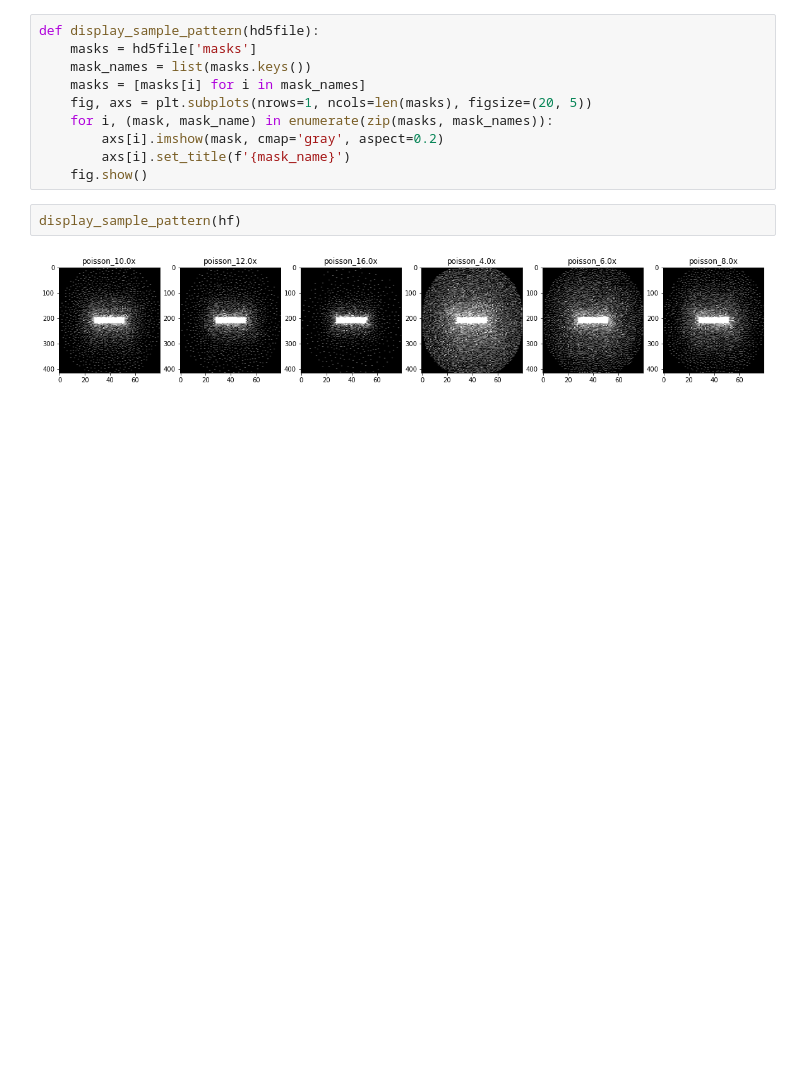
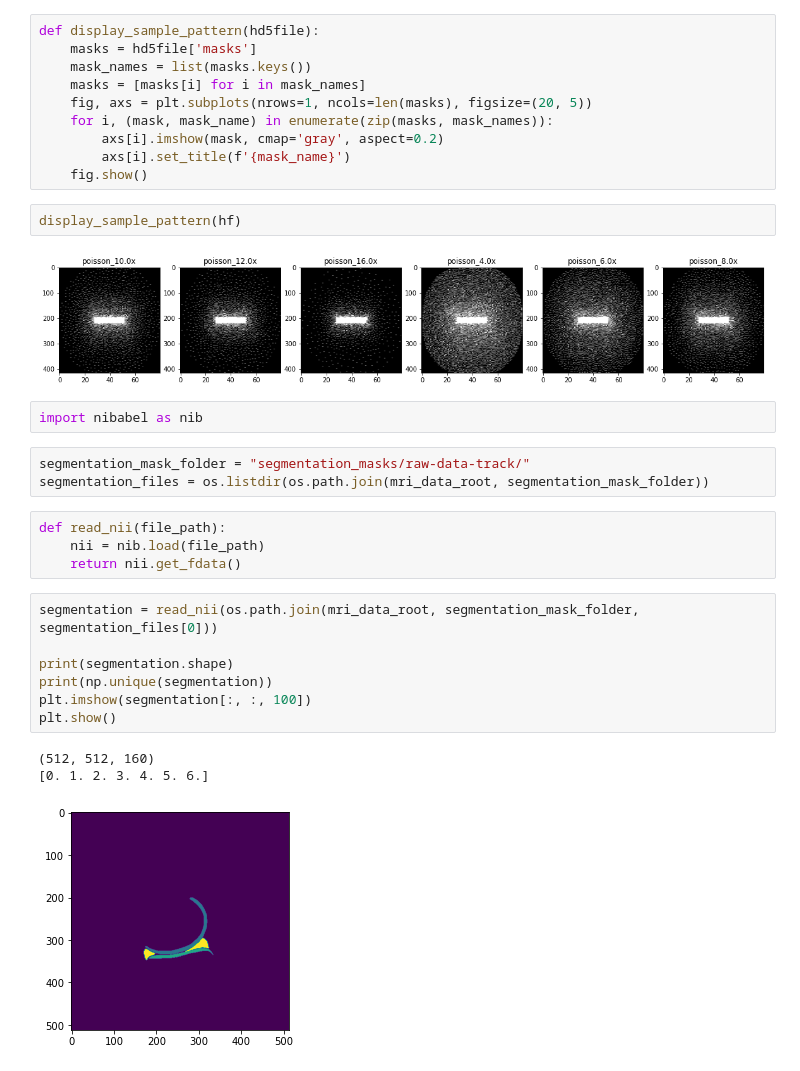
Before and after one commit to LysanderdeJong/RecSeg, a Jupyter notebook: skm-tea_explorer.ipynb, the cells around one changed output. Saved outputs shown, nothing was run; the diff lists cells and outputs as text; blank space fills up the shorter version.

```diff
--- a/skm-tea_explorer.ipynb
+++ b/skm-tea_explorer.ipynb
@@ -112,3 +112,23 @@ def display_sample_pattern(hd5file):
 display_sample_pattern(hf)
 # %% [output]
 [figure]
+# %%
+import nibabel as nib
+# %%
+segmentation_mask_folder = "segmentation_masks/raw-data-track/"
+segmentation_files = os.listdir(os.path.join(mri_data_root, segmentation_mask_folder))
+# %%
+def read_nii(file_path):
+    nii = nib.load(file_path)
+    return nii.get_fdata()
+# %%
+segmentation = read_nii(os.path.join(mri_data_root, segmentation_mask_folder, segmentation_files[0]))
+
+print(segmentation.shape)
+print(np.unique(segmentation))
+plt.imshow(segmentation[:, :, 100])
+plt.show()
+# %% [output]
+(512, 512, 160)
+[0. 1. 2. 3. 4. 5. 6.]
+[figure, added]
```
Also changed, not shown: 3 other files.
